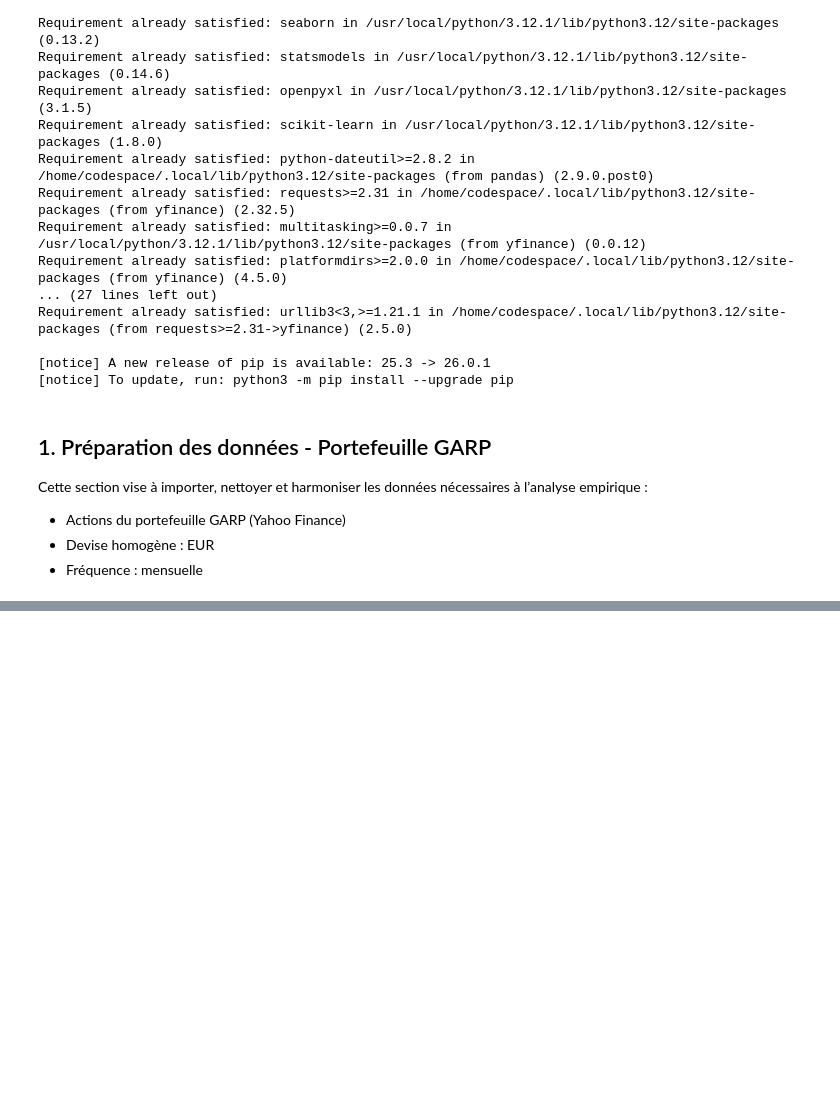
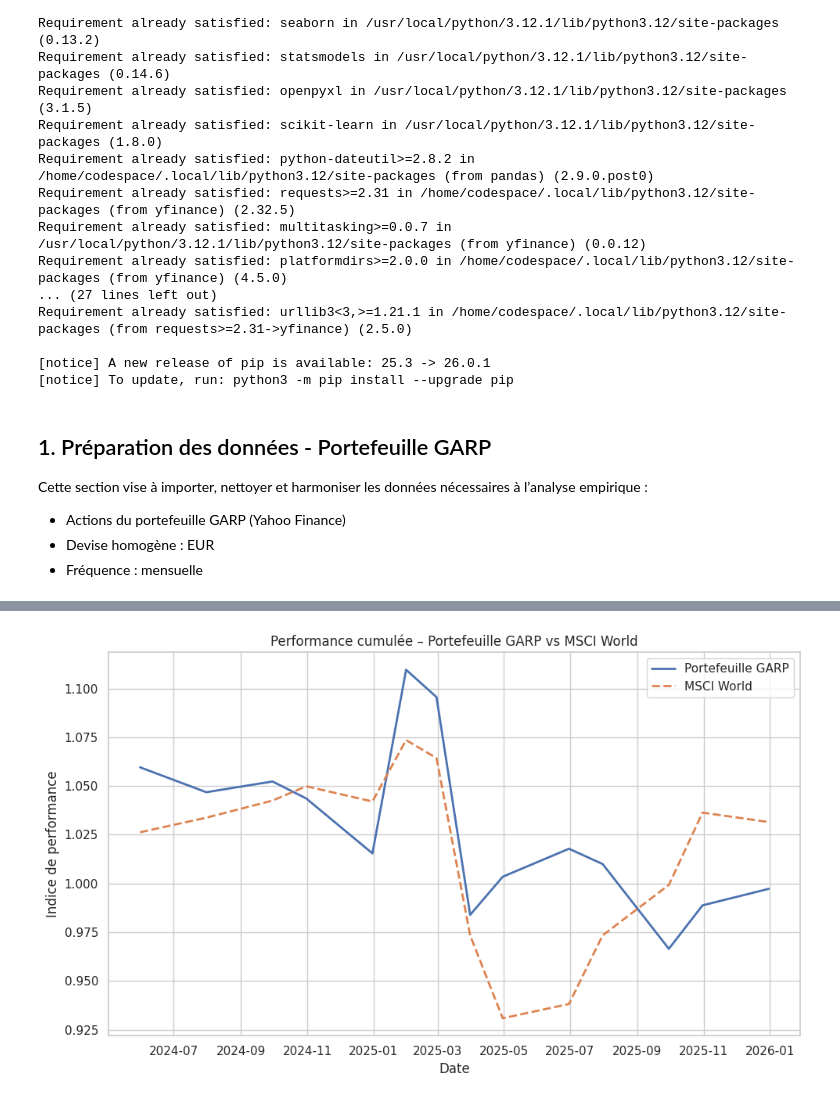
Before and after one commit to Camssuazh/IAE_METZ_2026_EMPIRICAL_FINANCE, a Jupyter notebook: PROJET_GARP/scripts/scripts.ipynb, the cells around one changed output, grey strips where cells are left out. Saved outputs shown, nothing was run; the diff lists cells and outputs as text; code cells hidden in the pictures; blank space fills up the shorter version.

```diff
--- a/PROJET_GARP/scripts/scripts.ipynb
+++ b/PROJET_GARP/scripts/scripts.ipynb
@@ -177,0 +189,80 @@ garp_portfolio_returns.to_csv(DATA_PROCESSED / "garp_portfolio_returns.csv")
+# %%
+import matplotlib.pyplot as plt
+import seaborn as sns
+import pandas as pd
+import numpy as np
+from pathlib import Path
+
+sns.set_theme(style="whitegrid")
+
+# Définition des chemins
+DATA_RAW = Path("../data/raw")
+RESULTS_FIGURES = Path("../results/figures")
+RESULTS_TABLES = Path("../results/tables")
+RESULTS_FIGURES.mkdir(parents=True, exist_ok=True)
+RESULTS_TABLES.mkdir(parents=True, exist_ok=True)
+
+# --- Import MSCI World (FactSet), données mensuelles déjà en EUR ---
+msci_world = pd.read_excel(DATA_RAW / "msci_world_factset.xlsx")
+
+# Conversion et préparation des données MSCI World
+msci_world.iloc[:, 0] = pd.to_datetime(msci_world.iloc[:, 0])
+msci_world.set_index(msci_world.columns[0], inplace=True)
+msci_world = msci_world.sort_index()
+msci_world = msci_world.iloc[:, 0]
+msci_world.name = "MSCI_World"
+
+# Calcul des rendements logarithmiques mensuels MSCI World
+r_msci_world = np.log(msci_world / msci_world.shift(1))
+
+# Alignement temporel avec le portefeuille GARP (déjà chargé en mémoire)
+returns_comp = pd.concat([garp_portfolio_returns, r_msci_world], axis=1, sort=False).dropna()
+returns_comp.columns = ["GARP", "MSCI_World"]
+
+# --- Calcul de la performance cumulée ---
+cumulative_perf = (1 + returns_comp).cumprod()
+
+# Graphique des performances cumulées
+plt.figure(figsize=(10, 6))
+plt.plot(cumulative_perf["GARP"], label="Portefeuille GARP", linewidth=2)
+plt.plot(cumulative_perf["MSCI_World"], label="MSCI World", linestyle="--", linewidth=2)
+plt.title("Performance cumulée – Portefeuille GARP vs MSCI World")
+plt.xlabel("Date")
+plt.ylabel("Indice de performance")
+plt.legend()
+plt.tight_layout()
+plt.savefig(RESULTS_FIGURES / "performance_cumulee_garp_vs_msci_world.png")
+plt.show()
+
+# --- Calcul des drawdowns ---
+rolling_max = cumulative_perf.cummax()
+drawdown = cumulative_perf / rolling_max - 1
+
+# Graphique des drawdowns
+plt.figure(figsize=(10, 6))
+plt.plot(drawdown["GARP"], label="Portefeuille GARP", linewidth=2)
+plt.plot(drawdown["MSCI_World"], label="MSCI World", linestyle="--", linewidth=2)
+plt.title("Drawdowns – Portefeuille GARP vs MSCI World")
+plt.xlabel("Date")
+plt.ylabel("Drawdown")
+plt.legend()
+plt.tight_layout()
+plt.savefig(RESULTS_FIGURES / "drawdowns_garp_vs_msci_world.png")
+plt.show()
+
+# --- Calcul des indicateurs de performance ---
+perf_stats = pd.DataFrame(index=["GARP", "MSCI_World"])
+perf_stats["Rendement annualisé"] = returns_comp.mean() * 12
+perf_stats["Volatilité annualisée"] = returns_comp.std() * np.sqrt(12)
+perf_stats["Ratio de Sharpe"] = (
+    perf_stats["Rendement annualisé"] / perf_stats["Volatilité annualisée"]
+)
+perf_stats["Drawdown maximum"] = drawdown.min()
+
+# Affichage des statistiques
+print(perf_stats)
+
+# Sauvegarde des statistiques au format CSV
+perf_stats.to_csv(RESULTS_TABLES / "performance_stats_garp_vs_msci_world.csv")
+# %% [output]
+[figure, added]
```
Also changed, not shown: parts of 2 cells of this notebook, 3 other files.
